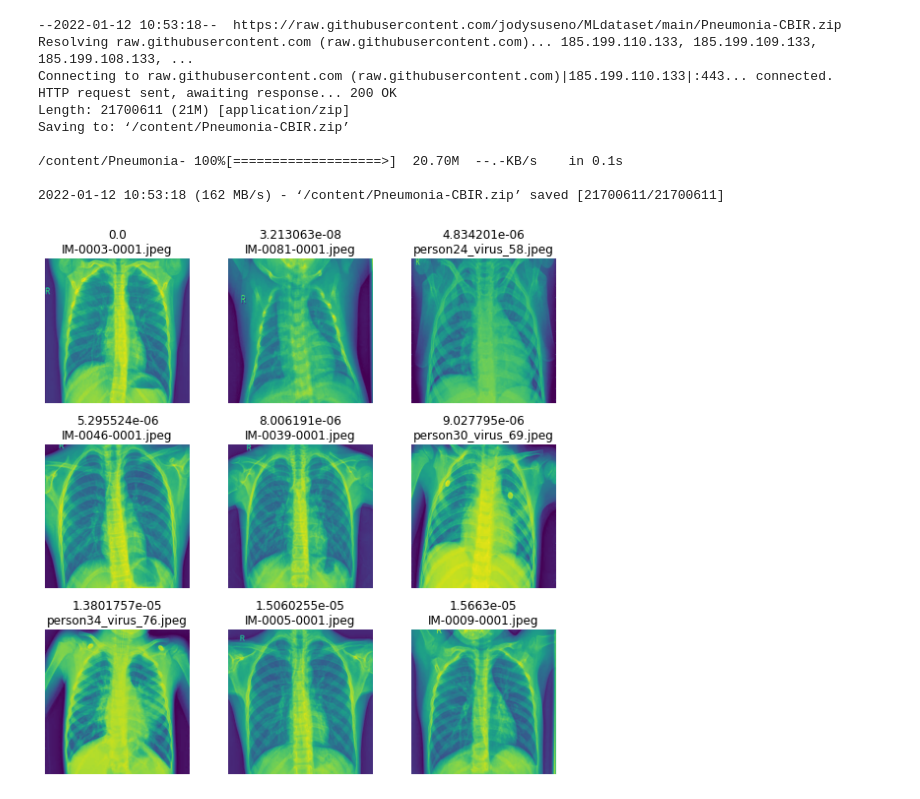
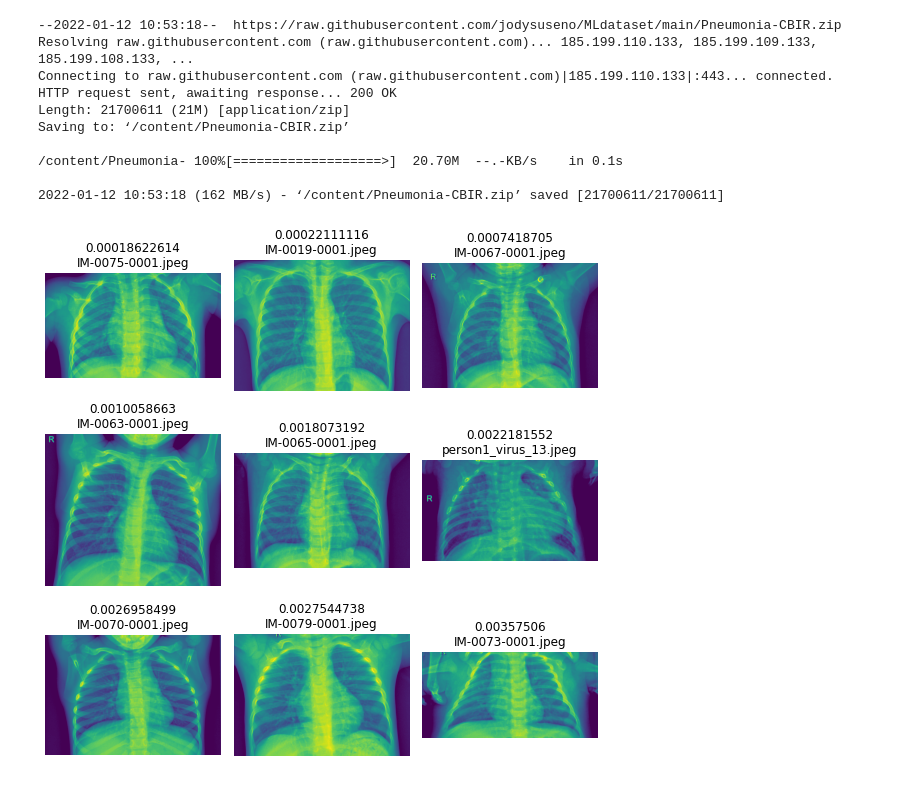
Before and after one commit to jodysuseno/TugasAkhirTKC_073-079, a Jupyter notebook: CBIR_pneumonia.ipynb, the cells around one changed output. Drawn from its saved outputs; the diff is of its cells as text; code cells hidden in the pictures.

```diff
--- a/CBIR_pneumonia.ipynb
+++ b/CBIR_pneumonia.ipynb
@@ -748,33 +756,37 @@ np.save(feature_dir + '/extracted_feature.npy', features)
 import matplotlib.pyplot as plt
 import numpy as np
 
-query_image = img_paths[1]
-img = Image.open(query_image)
+def test_densenet(pth):
+  query_image = img_paths[1]
+  img = Image.open(pth)
 
-query = fe.extract(img)
+  query = fe.extract(img)
 
-dists = np.linalg.norm(features - query, axis=1)
+  dists = np.linalg.norm(features_densenet - query, axis=1)
 
-ids = np.argsort(dists)[:9]
-scores = [(dists[id], img_paths[id]) for id in ids]
+  ids = np.argsort(dists)[:9]
+  scores = [(dists[id], img_paths[id]) for id in ids]
 
-axes = list()
-fig = plt.figure(figsize=(8,8))
+  axes = list()
+  fig = plt.figure(figsize=(8,8))
 
-for a in range(3 * 3):
-  axes.append(fig.add_subplot(3, 3, a+1))
+  for a in range(3 * 3):
+    axes.append(fig.add_subplot(3, 3, a+1))
 
-  score = scores[a]
+    score = scores[a]
 
-  nama_citra = os.path.basename(score[1])
+    nama_citra = os.path.basename(score[1])
 
-  subplot_title = str(score[0]) + f"\n{nama_citra}"
-  axes[-1].set_title(subplot_title)
+    subplot_title = str(score[0]) + f"\n{nama_citra}"
+    axes[-1].set_title(subplot_title)
 
-  plt.axis('off')
-  plt.imshow(Image.open(score[1]))
+    plt.axis('off')
+    plt.imshow(Image.open(score[1]))
 
-fig.tight_layout()
-plt.show()
+  fig.tight_layout()
+  plt.show()
-# %% [output]
-[figure, removed]
+# %%
+#test retrieval Normal
+test_densenet('/content/query_image/NORMAL2-IM-0380-0001.jpeg')
+# %% [output]
+[figure, added]
```
Also changed, not shown: parts of 7 cells of this notebook.
